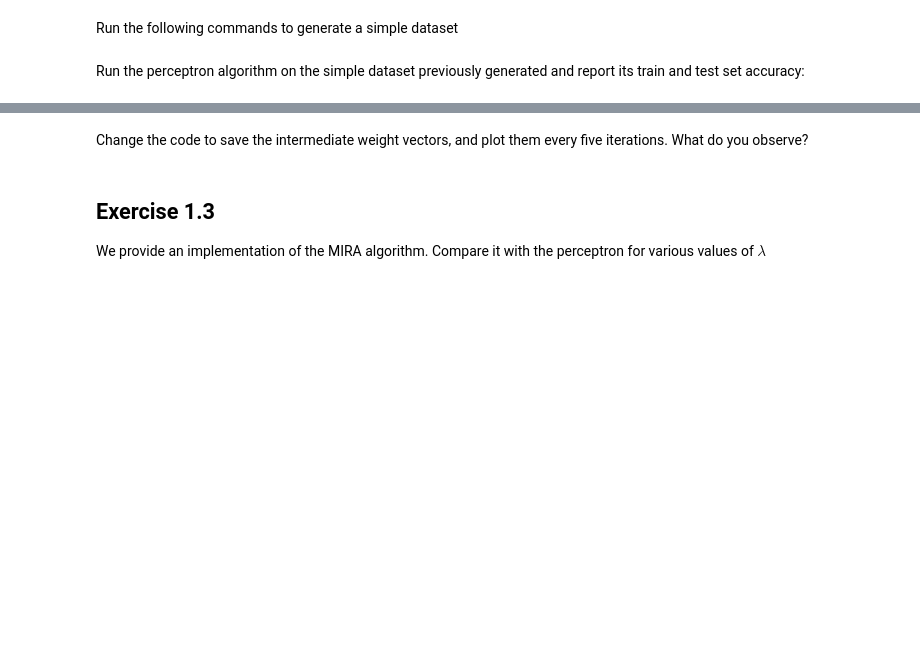
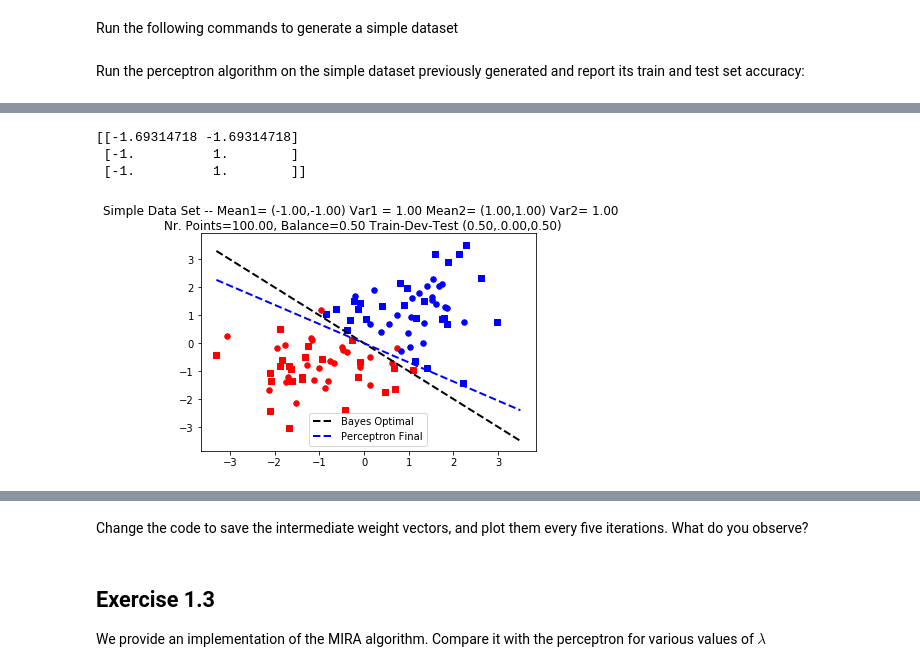
Before and after one commit to AndreFCruz/lxmls-toolkit, a Jupyter notebook: labs/notebooks/linear_classifiers/exercises.ipynb, the cells around one changed output, grey strips where cells are left out. Cells and saved outputs as stored; diff of their text form; code cells hidden in the pictures; blank space fills up the shorter version.

```diff
--- a/labs/notebooks/linear_classifiers/exercises.ipynb
+++ b/labs/notebooks/linear_classifiers/exercises.ipynb
@@ -69,9 +53,9 @@ Run the perceptron algorithm on the simple dataset previously generated and repo
 # %%
 import lxmls.classifiers.perceptron as percc
 perc = percc.Perceptron()
-params_perc_sd = perc.train(sd.train_X,sd.train_y)
+params_perc_sd = perc.train(sd.train_X, sd.train_y, averaged=False)
 y_pred_train = perc.test(sd.train_X,params_perc_sd)
 acc_train = perc.evaluate(sd.train_y, y_pred_train)
 y_pred_test = perc.test(sd.test_X,params_perc_sd)
 acc_test = perc.evaluate(sd.test_y, y_pred_test)
-print("Perceptron Simple Dataset Accuracy train: %f test: %f"%(acc_train, acc_test))
+print("Perceptron Simple Dataset Accuracy train: %f test: %f" % (acc_train, acc_test))
@@ -78,3 +74,8 @@ print("Perceptron Simple Dataset Accuracy train: %f test: %f"%(acc_train, acc_te
 # %%
 fig, axis = sd.plot_data("osx")
-fig, axis = sd.add_line(fig, axis, params_perc_sd, "Perceptron", "blue")
+fig, axis = sd.add_line(fig, axis, params_perc_sd, "Perceptron Final", "blue")
+# %% [output]
+[[-1.69314718 -1.69314718]
+ [-1.          1.        ]
+ [-1.          1.        ]]
+[figure, added]
```
Also changed, not shown: parts of 11 cells of this notebook, 2 other files.
